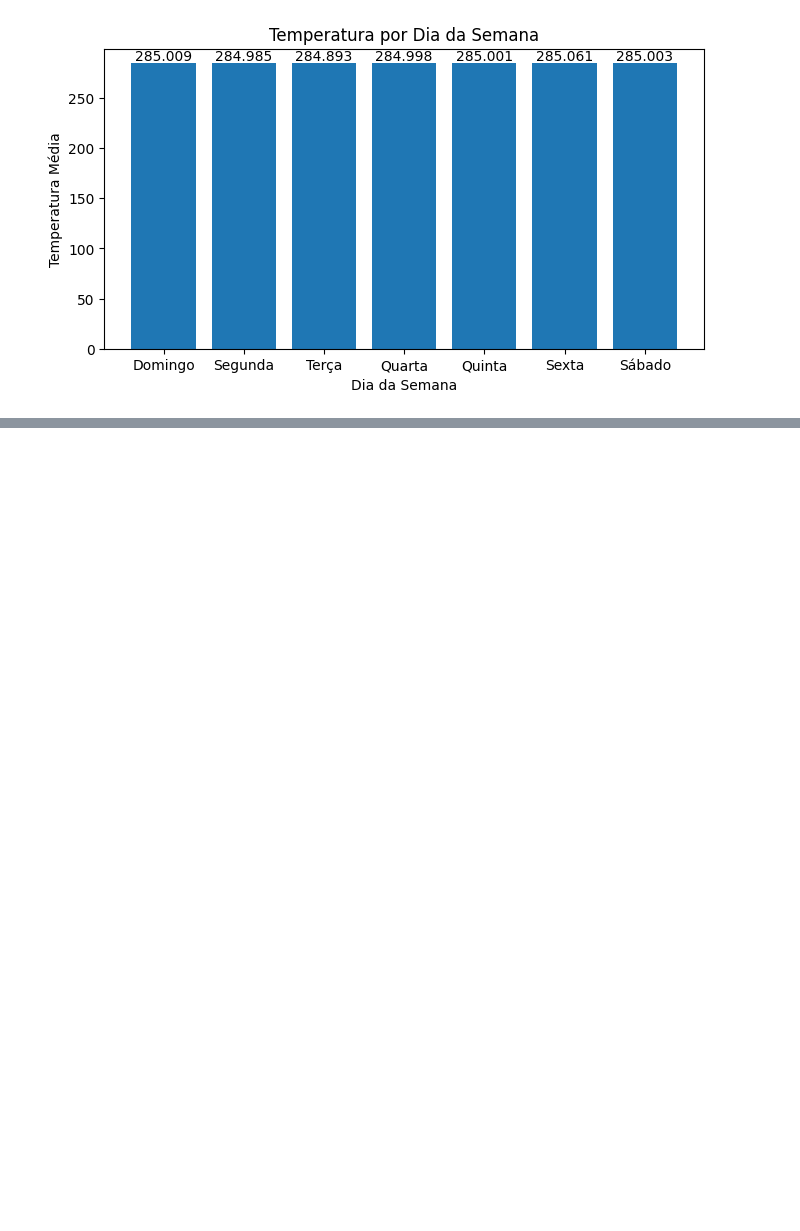
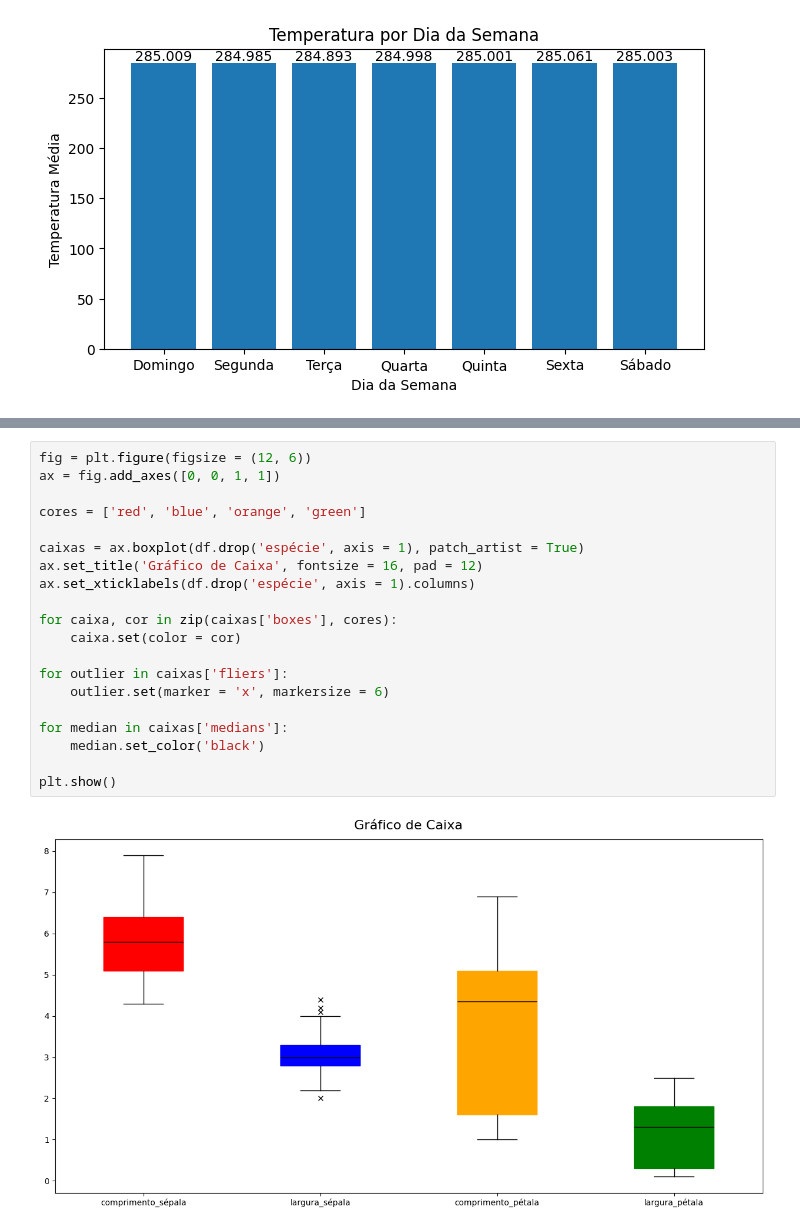
Before and after one commit to edupmon/alura, a Jupyter notebook: data-science/data-viz-matplotlib/data-viz-matplotlib.ipynb, the cells around one changed output, grey strips where cells are left out. Drawn from its saved outputs; the diff is of its cells as text; blank space fills up the shorter version.

```diff
--- a/data-science/data-viz-matplotlib/data-viz-matplotlib.ipynb
+++ b/data-science/data-viz-matplotlib/data-viz-matplotlib.ipynb
@@ -139,0 +174,22 @@ _ = ax.bar_label(ax.bar(temp_dia_semana.index, temp_dia_semana.values))
+# %%
+fig = plt.figure(figsize = (12, 6))
+ax = fig.add_axes([0, 0, 1, 1])
+
+cores = ['red', 'blue', 'orange', 'green']
+
+caixas = ax.boxplot(df.drop('espécie', axis = 1), patch_artist = True)
+ax.set_title('Gráfico de Caixa', fontsize = 16, pad = 12)
+ax.set_xticklabels(df.drop('espécie', axis = 1).columns)
+
+for caixa, cor in zip(caixas['boxes'], cores):
+    caixa.set(color = cor)
+
+for outlier in caixas['fliers']:
+    outlier.set(marker = 'x', markersize = 6)
+
+for median in caixas['medians']:
+    median.set_color('black')
+
+plt.show()
+# %% [output]
+[figure, added]
```
Also changed, not shown: parts of 5 cells of this notebook, 1 other file.
